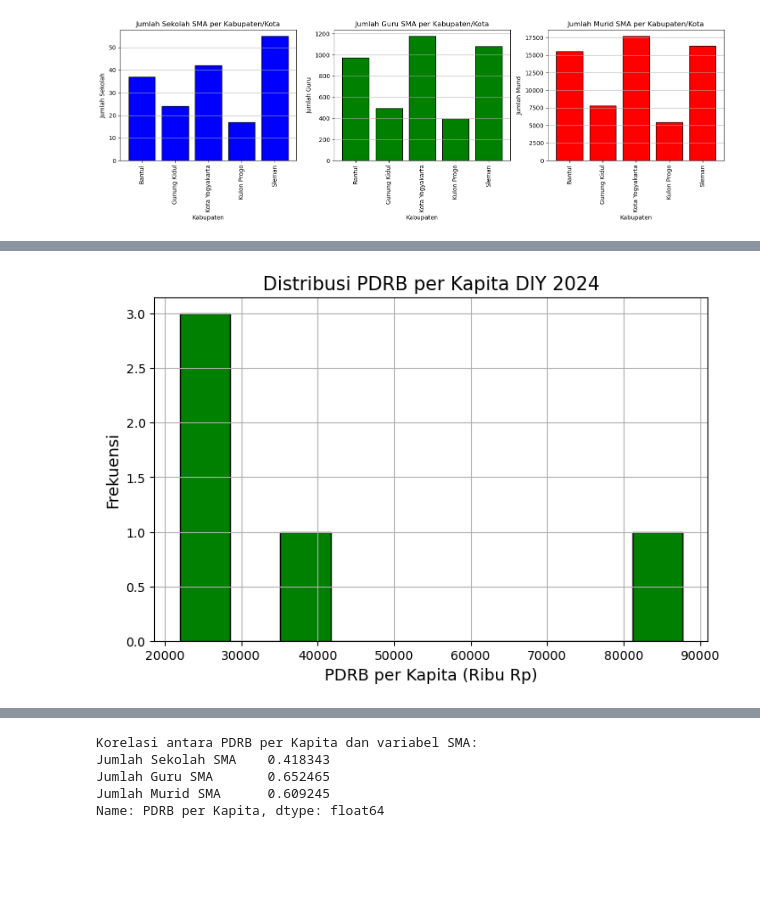
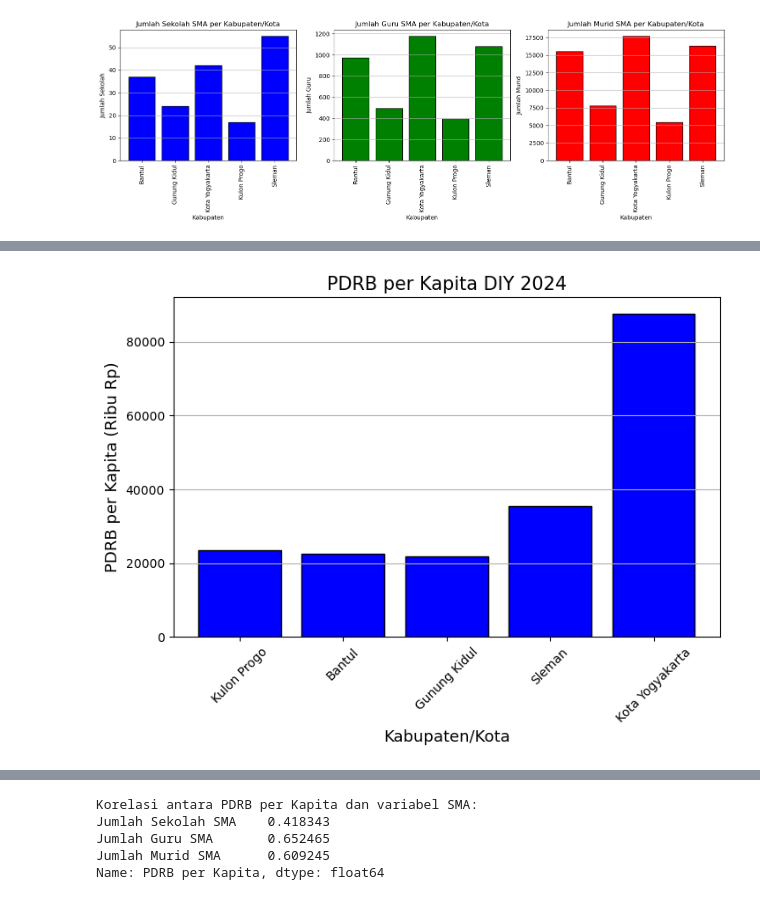
Before and after one commit to FahmaZuaf/UTS-MPML, a Jupyter notebook: 23611054_Fahma Zuaf Zarir_UTS_MPML.ipynb, the cells around one changed output, grey strips where cells are left out. Cells and saved outputs as stored; diff of their text form; code cells hidden in the pictures; blank space fills up the shorter version.

```diff
--- a/23611054_Fahma Zuaf Zarir_UTS_MPML.ipynb
+++ b/23611054_Fahma Zuaf Zarir_UTS_MPML.ipynb
@@ -186,10 +235,11 @@ plt.show()
 # %%
 plt.figure(figsize=(8, 5))
-plt.title("Distribusi PDRB per Kapita DIY 2024", fontsize=15)
-plt.xlabel("PDRB per Kapita (Ribu Rp)", fontsize=13)
-plt.ylabel("Frekuensi", fontsize=13)
-plt.grid(True)
-plt.hist(data_pdrb['Produk Domestik Regional Bruto per Kapita HK (Ribu Rp)'], color='green', edgecolor='k')
+plt.bar(data_pdrb['Kabupaten/Kota'], data_pdrb['Produk Domestik Regional Bruto per Kapita HK (Ribu Rp)'], color='blue', edgecolor='k')
+plt.title("PDRB per Kapita DIY 2024", fontsize=15)
+plt.xlabel("Kabupaten/Kota", fontsize=13)
+plt.ylabel("PDRB per Kapita (Ribu Rp)", fontsize=13)
+plt.xticks(rotation=45)
+plt.grid(axis='y')
 plt.show()
 # %% [output]
-[figure, old version]
+[figure, new version]
```
Also changed, not shown: parts of 16 cells of this notebook.
